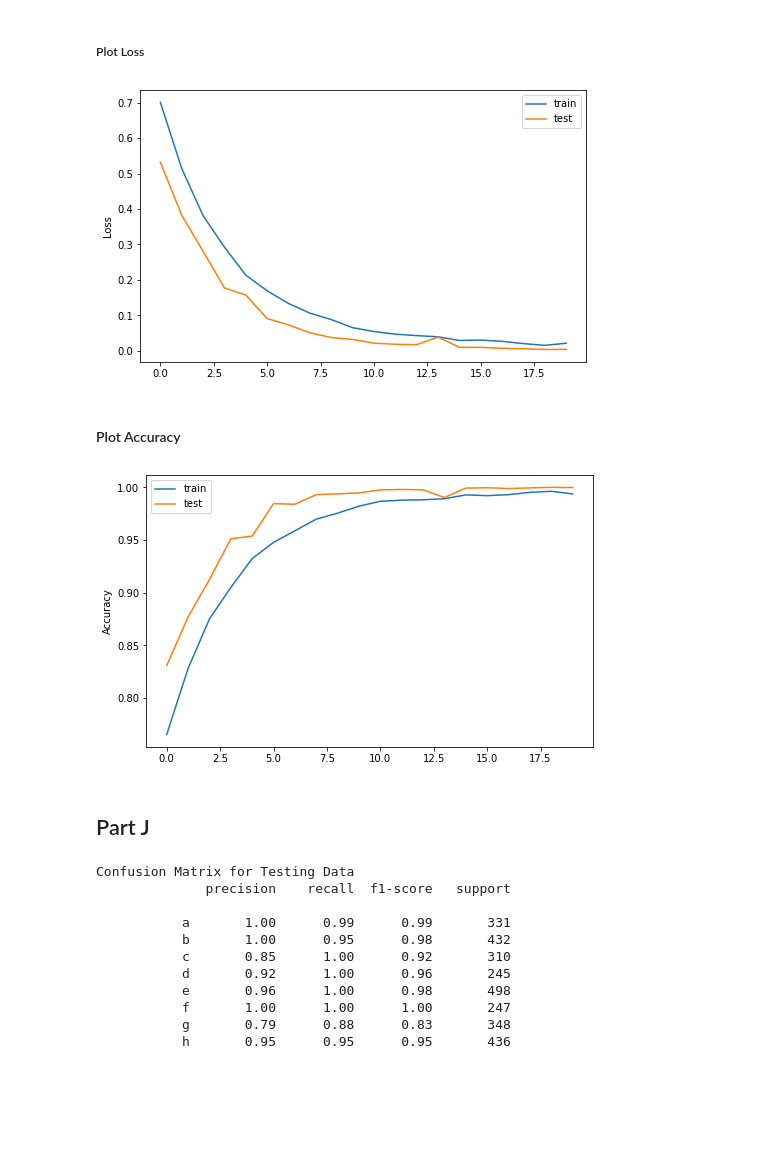
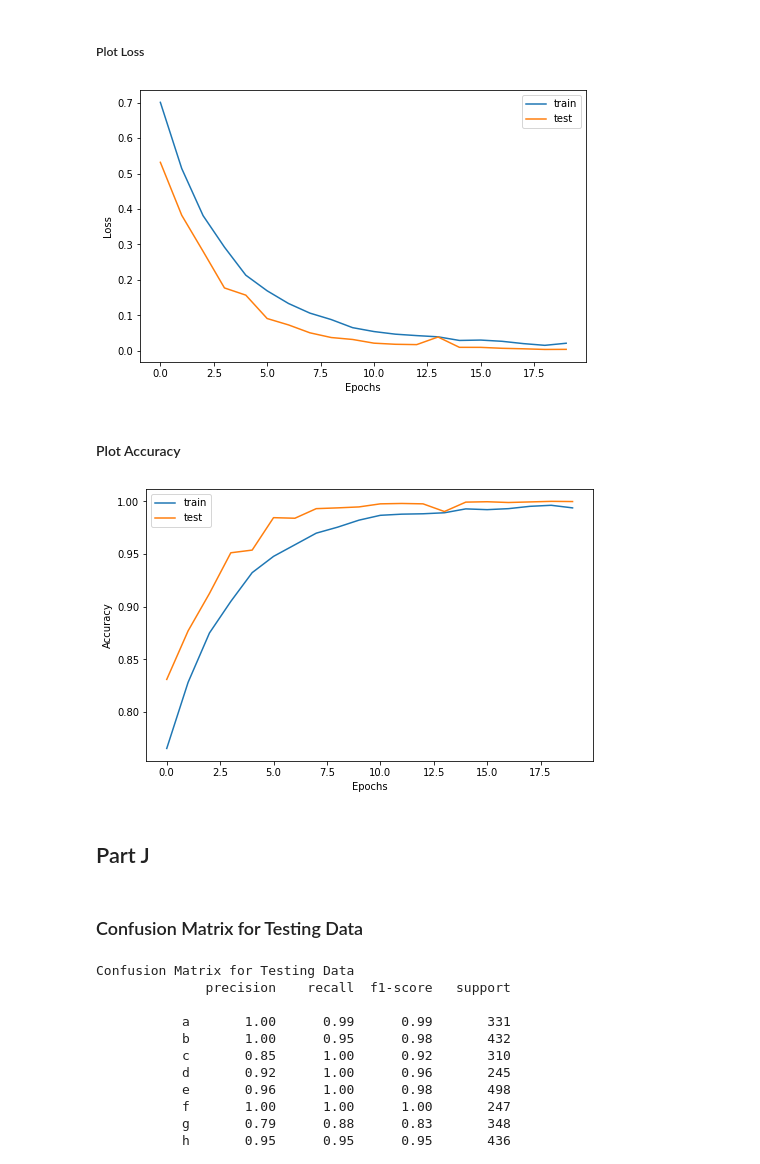
Before and after one commit to MohammadRaziei/Deep-Learning-Cource, a Jupyter notebook: HW03/Q7/HW03_Q7.ipynb, the cells around one changed output. Drawn from its saved outputs; the diff is of its cells as text; code cells hidden in the pictures; blank space fills up the shorter version.

```diff
--- a/HW03/Q7/HW03_Q7.ipynb
+++ b/HW03/Q7/HW03_Q7.ipynb
@@ -256,23 +256,25 @@ Epoch 20/20
 # %%
 plt.figure(figsize=(8,5))
 plt.plot(history.history['loss'], label='train')
 plt.plot(history.history['val_loss'], label='test')
+plt.xlabel('Epochs')
 plt.ylabel('Loss')
 plt.legend()
 plt.show()
 # %% [output]
-[figure, old version]
+[figure, new version]
 # %% [markdown]
 #### Plot Accuracy
 # %%
 plt.figure(figsize=(8,5))
 plt.plot(history.history['accuracy'], label='train')
 plt.plot(history.history['val_accuracy'], label='test')
+plt.xlabel('Epochs')
 plt.ylabel('Accuracy')
 plt.legend()
 plt.show()
 # %% [output]
-[figure, old version]
+[figure, new version]
 # %% [markdown]
 ## Part J
 # %%
@@ -282,6 +284,8 @@ from IPython.display import display, HTML
 
 label_set = np.array(sign_mnist.label_set)
 labels = sign_mnist.interpret_label(label_set)
+# %% [markdown]
+### Confusion Matrix for Testing Data
 # %%
 print('Confusion Matrix for Testing Data')
 y_predicted = label_set[np.argmax(model.predict(X_test), axis=1)]
```
Also changed, not shown: parts of 5 cells of this notebook.
